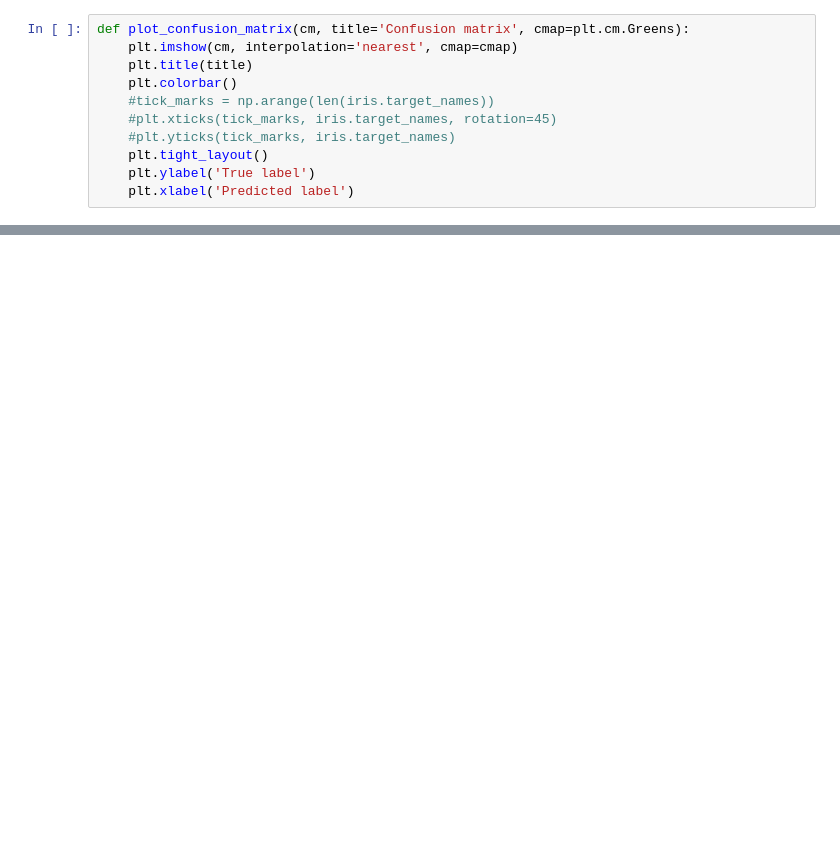
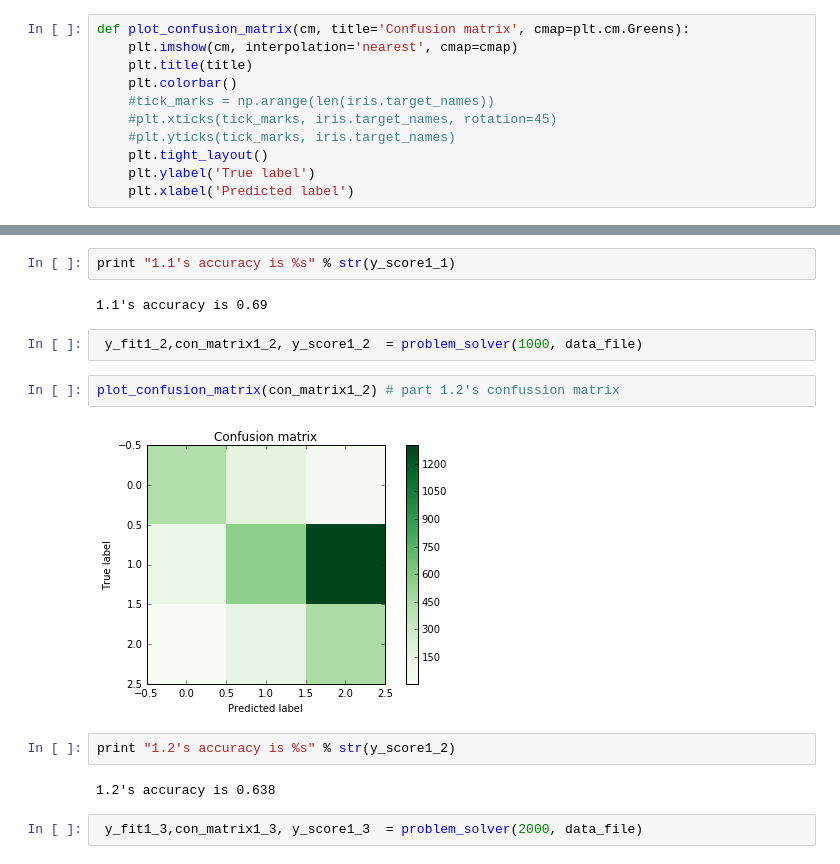
Before and after one commit to halilbay/machine_learning_homework, a Jupyter notebook: homework_1.ipynb, the cells around one changed output, grey strips where cells are left out. Drawn from its saved outputs; the diff is of its cells as text; blank space fills up the shorter version.

```diff
--- a/homework_1.ipynb
+++ b/homework_1.ipynb
@@ -86,0 +70,16 @@ Multiprocessing exception:
+# %%
+print "1.1's accuracy is %s" % str(y_score1_1)
+# %% [output]
+1.1's accuracy is 0.69
+# %%
+ y_fit1_2,con_matrix1_2, y_score1_2  = problem_solver(1000, data_file)
+# %%
+plot_confusion_matrix(con_matrix1_2) # part 1.2's confussion matrix
+# %% [output]
+[figure, added]
+# %%
+print "1.2's accuracy is %s" % str(y_score1_2)
+# %% [output]
+1.2's accuracy is 0.638
+# %%
+ y_fit1_3,con_matrix1_3, y_score1_3  = problem_solver(2000, data_file)
```
Also changed, not shown: parts of 18 cells of this notebook.
